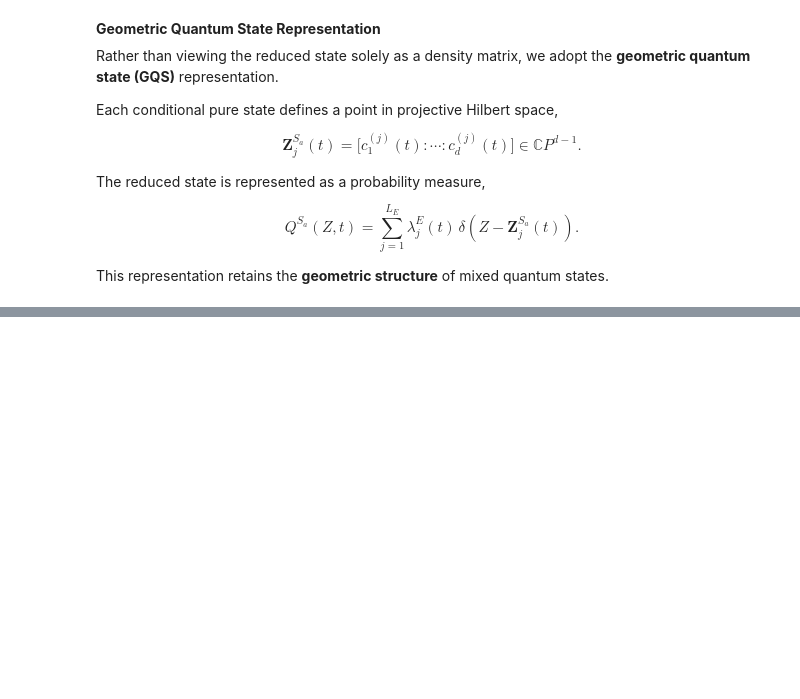
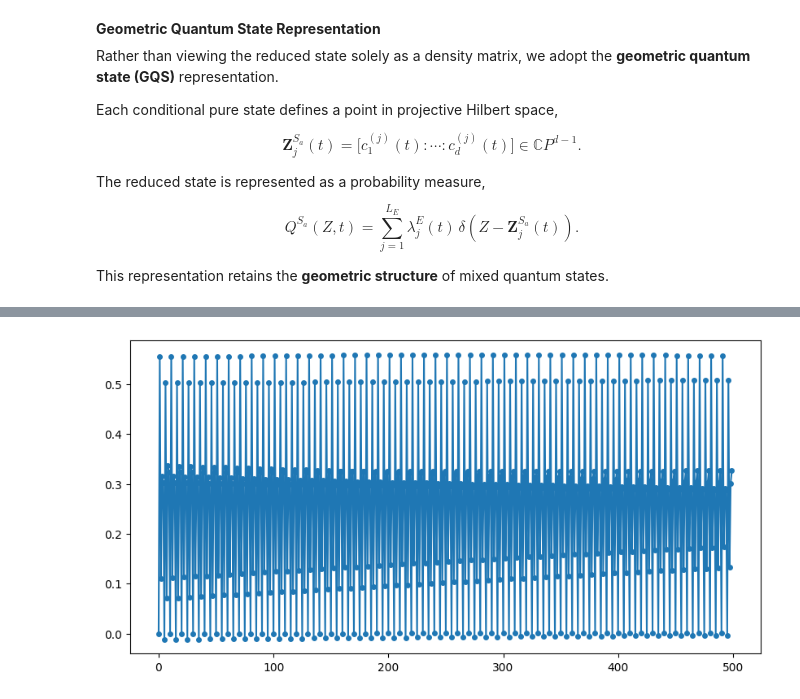
Before and after one commit to Kommmi/Qaos, a Jupyter notebook: GQS.ipynb, the cells around one changed output, grey strips where cells are left out. Saved outputs shown, nothing was run; the diff lists cells and outputs as text; code cells hidden in the pictures; blank space fills up the shorter version.

```diff
--- a/GQS.ipynb
+++ b/GQS.ipynb
@@ -287,0 +239,6 @@ plt.show()
+# %%
+plt.figure(figsize=(10,5))
+plt.plot(ln_dl, marker='o', markersize=4)
+plt.show()
+# %% [output]
+[figure, added]
```
Also changed, not shown: parts of 19 cells of this notebook.
